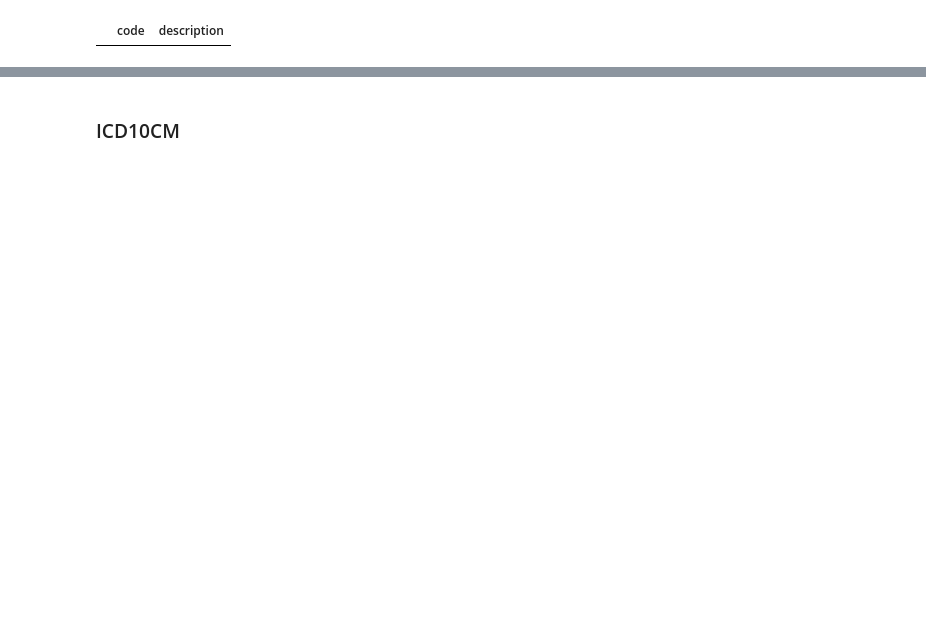
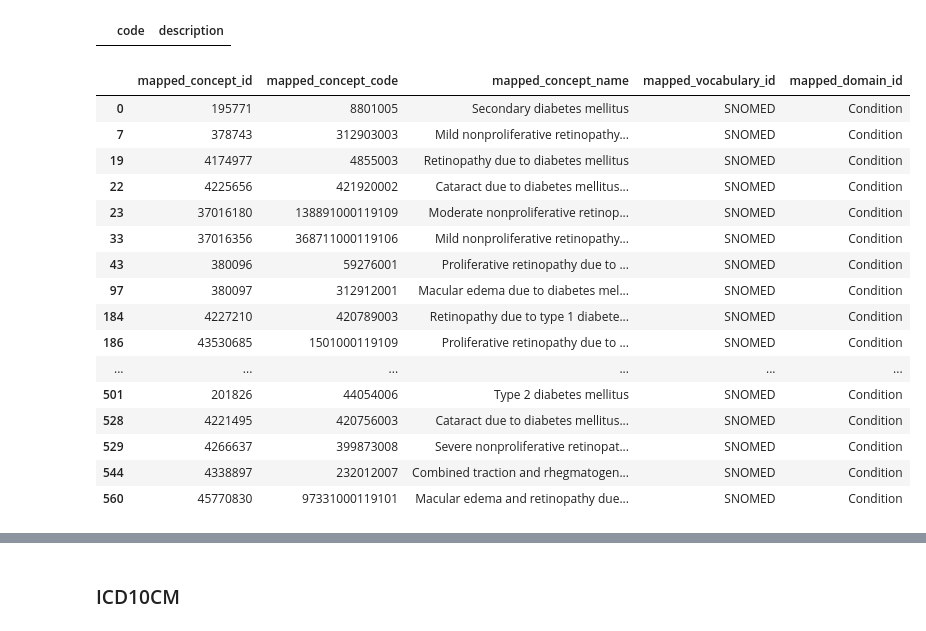
Before and after one commit to jhajagos/SupportingConceptSetGeneration, a Jupyter notebook: UMLS_API_with_Gemini.ipynb, the cells around one changed output, grey strips where cells are left out. Drawn from its saved outputs; the diff is of its cells as text; code cells hidden in the pictures; blank space fills up the shorter version.

```diff
--- a/UMLS_API_with_Gemini.ipynb
+++ b/UMLS_API_with_Gemini.ipynb
@@ -502,3 +542,24 @@ plt.gca().spines[['top', 'right']].set_visible(False)
 codes_df[~codes_df["code"].isin(merged_codes_df["code"])].sort_values("code")
 # %% [output]
 |  | code | description |
+# %%
+filtered_codes_snomed_df = icd10cm_concept_map_snomed_df.merge(merged_codes_df, on="concept_id")[["mapped_concept_id", "mapped_concept_code", "mapped_concept_name", "mapped_vocabulary_id", "mapped_domain_id"]].drop_duplicates()
+filtered_codes_snomed_df
+# %% [output]
+|  | mapped_concept_id | mapped_concept_code | mapped_concept_name | mapped_vocabulary_id | mapped_domain_id |
+| 0 | 195771 | 8801005 | Secondary diabetes mellitus | SNOMED | Condition |
+| 7 | 378743 | 312903003 | Mild nonproliferative retinopathy... | SNOMED | Condition |
+| 19 | 4174977 | 4855003 | Retinopathy due to diabetes mellitus | SNOMED | Condition |
+| 22 | 4225656 | 421920002 | Cataract due to diabetes mellitus... | SNOMED | Condition |
+| 23 | 37016180 | 138891000119109 | Moderate nonproliferative retinop... | SNOMED | Condition |
+| 33 | 37016356 | 368711000119106 | Mild nonproliferative retinopathy... | SNOMED | Condition |
+| 43 | 380096 | 59276001 | Proliferative retinopathy due to ... | SNOMED | Condition |
+| 97 | 380097 | 312912001 | Macular edema due to diabetes mel... | SNOMED | Condition |
+| 184 | 4227210 | 420789003 | Retinopathy due to type 1 diabete... | SNOMED | Condition |
+| 186 | 43530685 | 1501000119109 | Proliferative retinopathy due to ... | SNOMED | Condition |
+| ... | ... | ... | ... | ... | ... |
+| 501 | 201826 | 44054006 | Type 2 diabetes mellitus | SNOMED | Condition |
+| 528 | 4221495 | 420756003 | Cataract due to diabetes mellitus... | SNOMED | Condition |
+| 529 | 4266637 | 399873008 | Severe nonproliferative retinopat... | SNOMED | Condition |
+| 544 | 4338897 | 232012007 | Combined traction and rhegmatogen... | SNOMED | Condition |
+| 560 | 45770830 | 97331000119101 | Macular edema and retinopathy due... | SNOMED | Condition |
```
Also changed, not shown: parts of 54 cells of this notebook.
